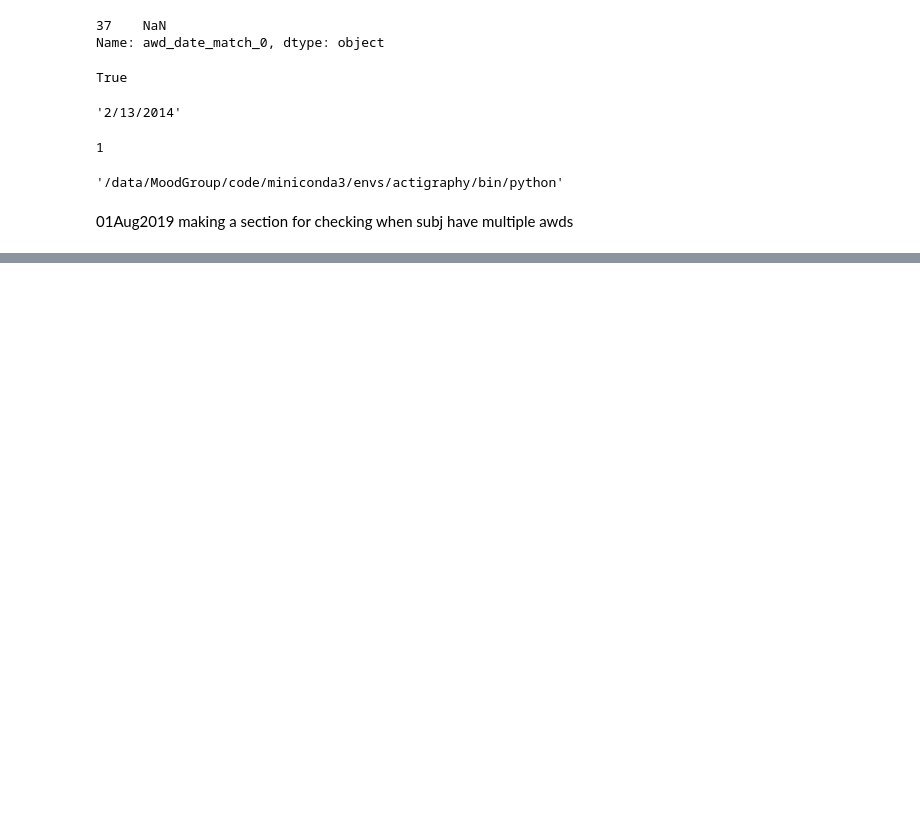
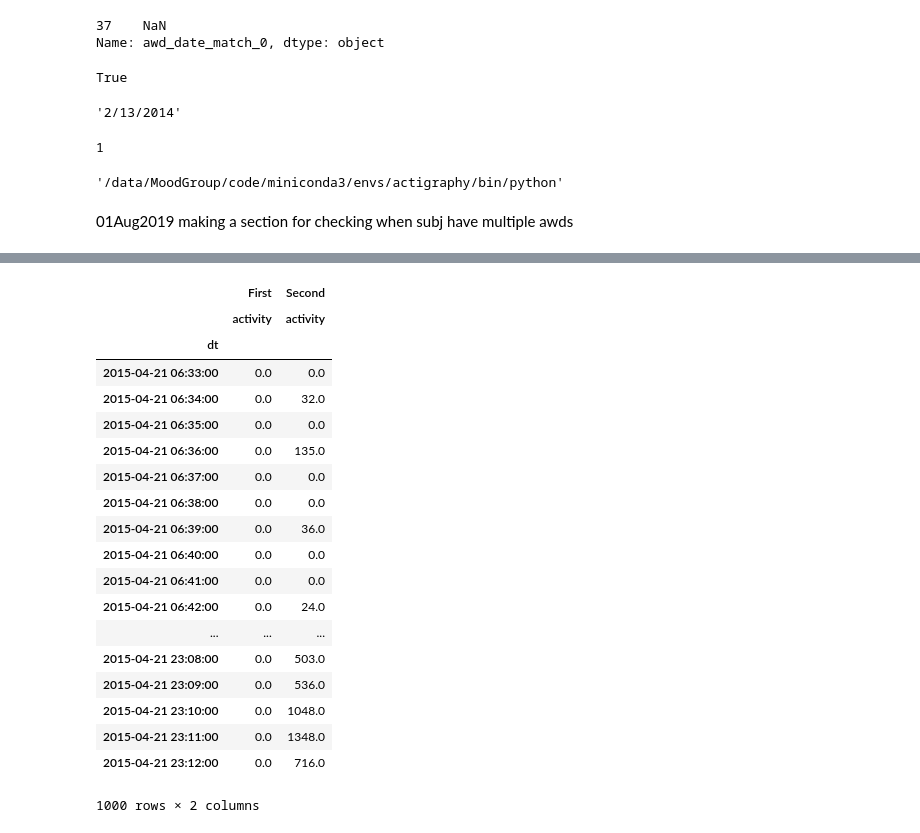
Before and after one commit to shandlergs/actigraPy, a Jupyter notebook: notebooks/data_management/check_individual.ipynb, the cells around one changed output, grey strips where cells are left out. Drawn from its saved outputs; the diff is of its cells as text; code cells hidden in the pictures; blank space fills up the shorter version.

```diff
--- a/notebooks/data_management/check_individual.ipynb
+++ b/notebooks/data_management/check_individual.ipynb
@@ -131,0 +158,23 @@ newdat
+# %%
+df_all.iloc[30000:31000]
+# %% [output]
+|  | First | Second |
+|  | activity | activity |
+| dt |  |  |
+| 2015-04-21 06:33:00 | 0.0 | 0.0 |
+| 2015-04-21 06:34:00 | 0.0 | 32.0 |
+| 2015-04-21 06:35:00 | 0.0 | 0.0 |
+| 2015-04-21 06:36:00 | 0.0 | 135.0 |
+| 2015-04-21 06:37:00 | 0.0 | 0.0 |
+| 2015-04-21 06:38:00 | 0.0 | 0.0 |
+| 2015-04-21 06:39:00 | 0.0 | 36.0 |
+| 2015-04-21 06:40:00 | 0.0 | 0.0 |
+| 2015-04-21 06:41:00 | 0.0 | 0.0 |
+| 2015-04-21 06:42:00 | 0.0 | 24.0 |
+| ... | ... | ... |
+| 2015-04-21 23:08:00 | 0.0 | 503.0 |
+| 2015-04-21 23:09:00 | 0.0 | 536.0 |
+| 2015-04-21 23:10:00 | 0.0 | 1048.0 |
+| 2015-04-21 23:11:00 | 0.0 | 1348.0 |
+| 2015-04-21 23:12:00 | 0.0 | 716.0 |
+1000 rows × 2 columns
```
Also changed, not shown: parts of 12 cells of this notebook, 7 other files.
